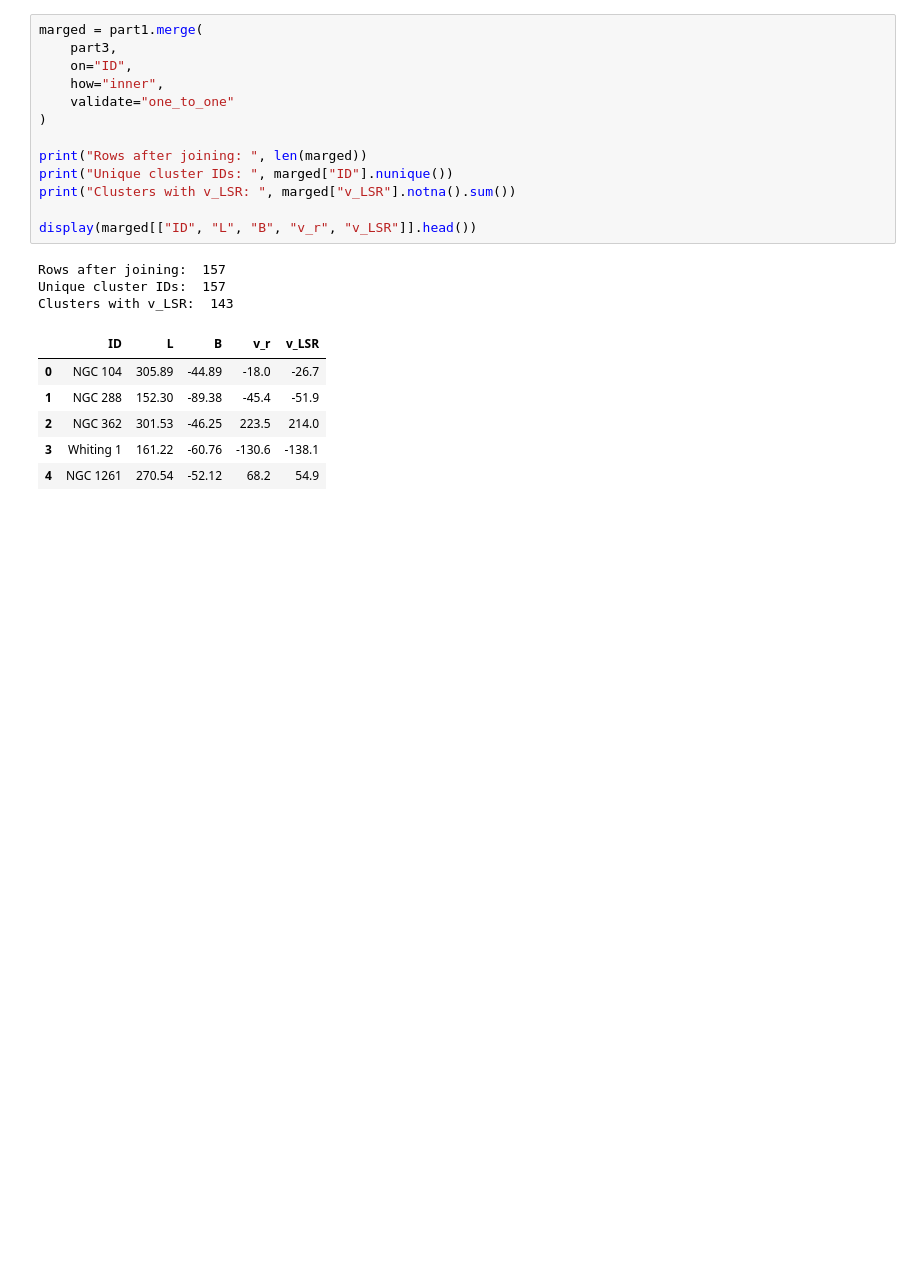
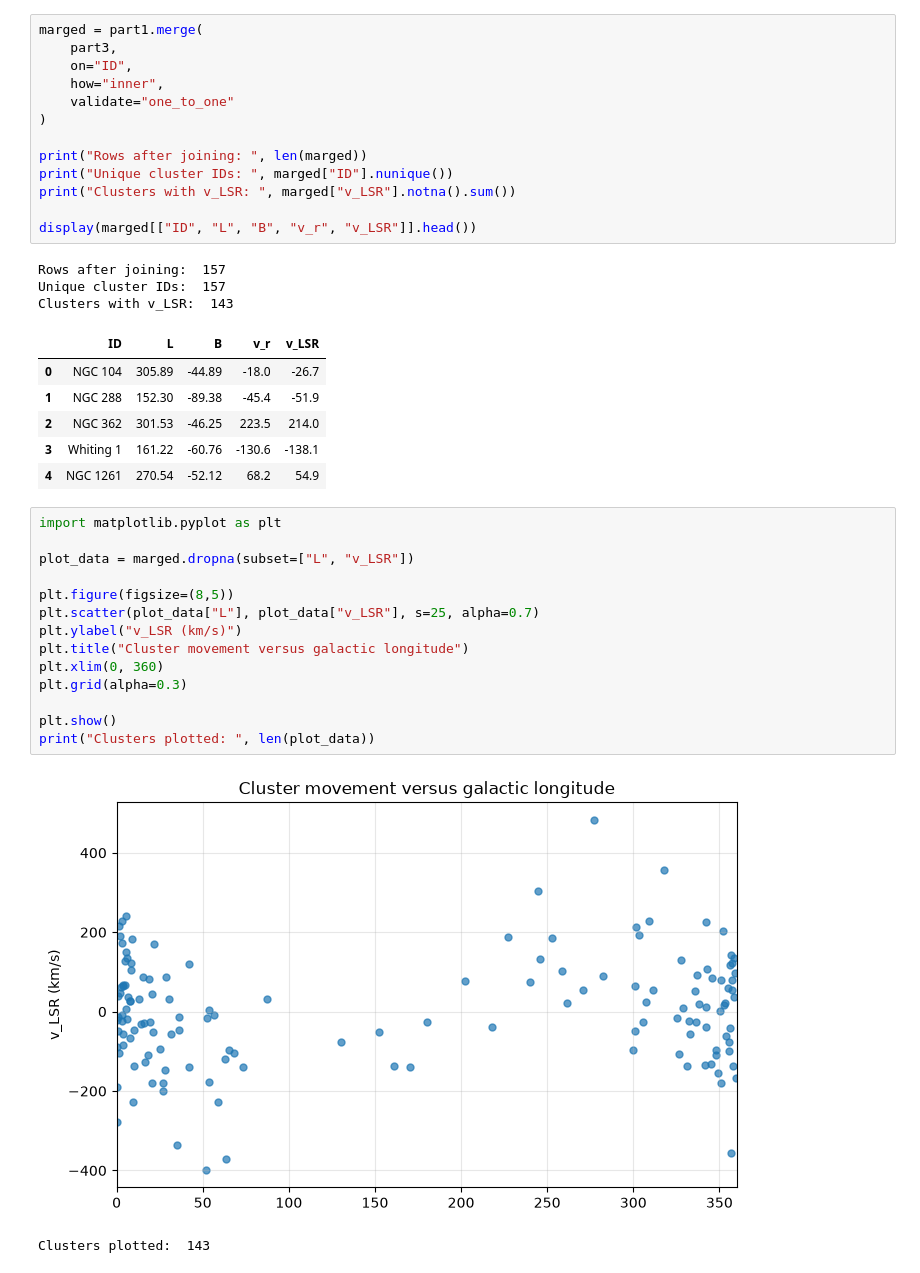
Before and after one commit to FeymanMCSQ/PHYS3116-Computational-Assignment, a Jupyter notebook: Safi's Folder/safisCode.ipynb, the cells around one changed output. Cells and saved outputs as stored; diff of their text form; blank space fills up the shorter version.

Commit message:
added a plot for v_LSR and galactic longitude

```diff
--- a/Safi's Folder/safisCode.ipynb
+++ b/Safi's Folder/safisCode.ipynb
@@ -66,3 +66,20 @@ Clusters with v_LSR:  143
 | 2 | NGC 362 | 301.53 | -46.25 | 223.5 | 214.0 |
 | 3 | Whiting 1 | 161.22 | -60.76 | -130.6 | -138.1 |
 | 4 | NGC 1261 | 270.54 | -52.12 | 68.2 | 54.9 |
+# %%
+import matplotlib.pyplot as plt
+
+plot_data = marged.dropna(subset=["L", "v_LSR"])
+
+plt.figure(figsize=(8,5))
+plt.scatter(plot_data["L"], plot_data["v_LSR"], s=25, alpha=0.7)
+plt.ylabel("v_LSR (km/s)")
+plt.title("Cluster movement versus galactic longitude")
+plt.xlim(0, 360)
+plt.grid(alpha=0.3)
+
+plt.show()
+print("Clusters plotted: ", len(plot_data))
+# %% [output]
+[figure, added]
+Clusters plotted:  143
```
